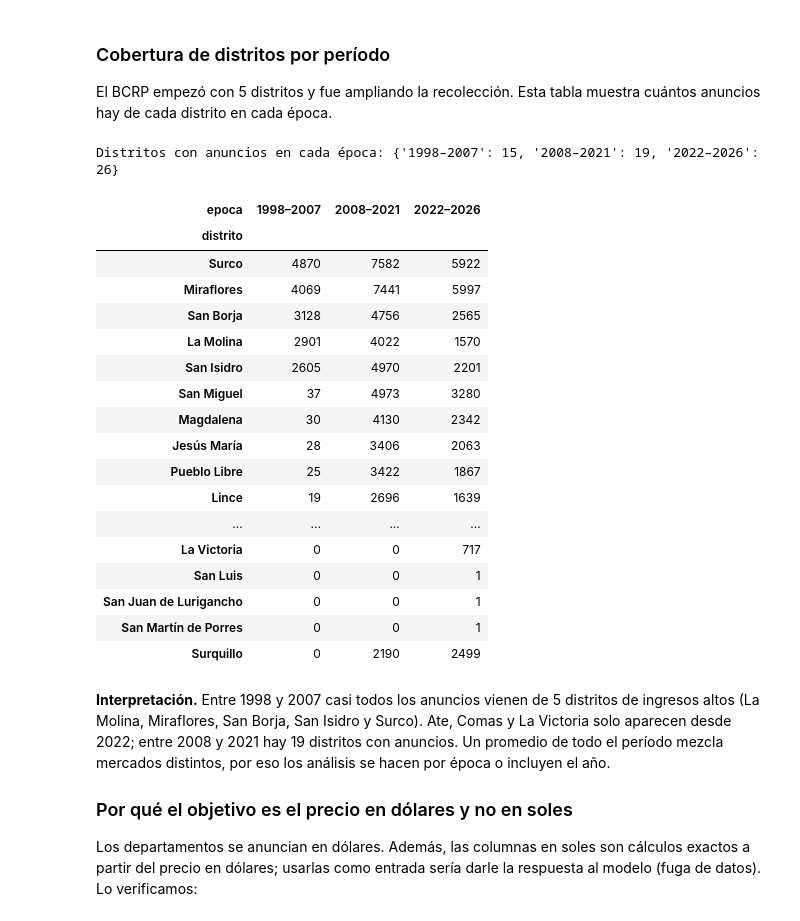
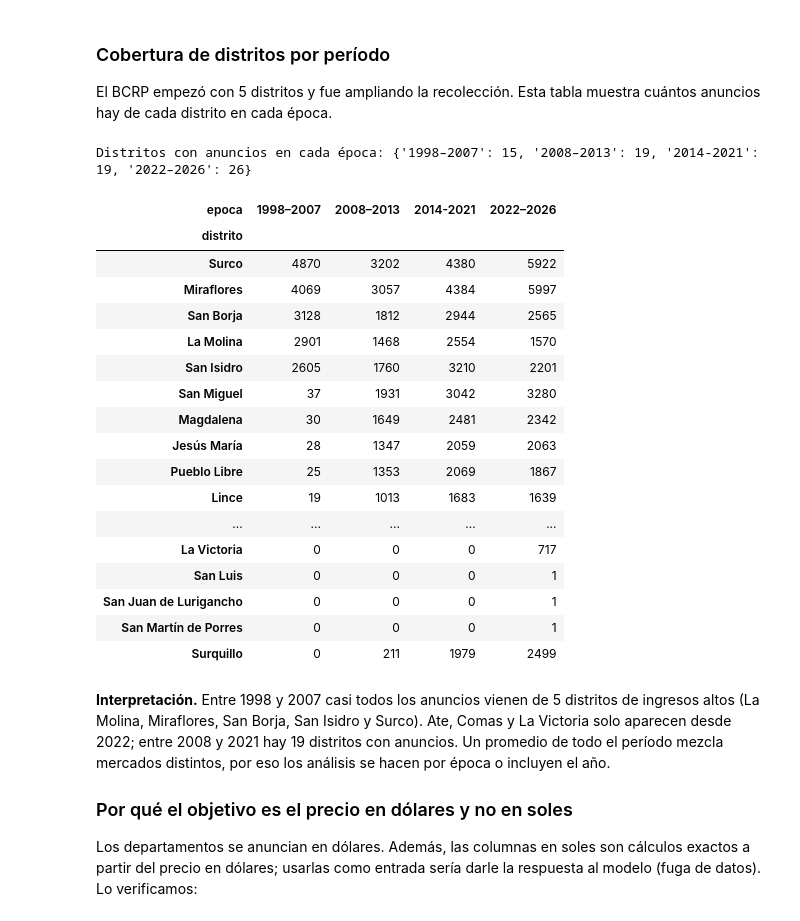
Before and after one commit to ZtanQ/precios-departamentos-lima, a Jupyter notebook: notebooks/01_problema_y_datos.ipynb, the cells around one changed output. Saved outputs shown, nothing was run; the diff lists cells and outputs as text; code cells hidden in the pictures.

```diff
--- a/notebooks/01_problema_y_datos.ipynb
+++ b/notebooks/01_problema_y_datos.ipynb
@@ -111,31 +113,31 @@ ficha.to_frame("Valor")
 El BCRP empezó con 5 distritos y fue ampliando la recolección. Esta tabla muestra cuántos anuncios hay de cada distrito en cada época.
 # %%
 dfn = limpieza.normalizar_distritos(df)
-dfn["epoca"] = pd.cut(dfn["anio"], bins=[1997, 2007, 2021, 2026],
-                      labels=["1998–2007", "2008–2021", "2022–2026"])
+dfn["epoca"] = pd.cut(dfn["anio"], bins=[1997, 2007, 2013, 2021, 2026],
+                      labels=["1998–2007", "2008–2013","2014-2021", "2022–2026"])
 cobertura = pd.crosstab(dfn["distrito"], dfn["epoca"])
 print("Distritos con anuncios en cada época:", (cobertura > 0).sum().to_dict())
 cobertura.sort_values("1998–2007", ascending=False)
 # %% [output]
-Distritos con anuncios en cada época: {'1998–2007': 15, '2008–2021': 19, '2022–2026': 26}
+Distritos con anuncios en cada época: {'1998–2007': 15, '2008–2013': 19, '2014-2021': 19, '2022–2026': 26}
-| epoca | 1998–2007 | 2008–2021 | 2022–2026 |
-| distrito |  |  |  |
-| Surco | 4870 | 7582 | 5922 |
-| Miraflores | 4069 | 7441 | 5997 |
-| San Borja | 3128 | 4756 | 2565 |
-| La Molina | 2901 | 4022 | 1570 |
-| San Isidro | 2605 | 4970 | 2201 |
-| San Miguel | 37 | 4973 | 3280 |
-| Magdalena | 30 | 4130 | 2342 |
-| Jesús María | 28 | 3406 | 2063 |
-| Pueblo Libre | 25 | 3422 | 1867 |
-| Lince | 19 | 2696 | 1639 |
-| ... | ... | ... | ... |
-| La Victoria | 0 | 0 | 717 |
-| San Luis | 0 | 0 | 1 |
-| San Juan de Lurigancho | 0 | 0 | 1 |
-| San Martín de Porres | 0 | 0 | 1 |
-| Surquillo | 0 | 2190 | 2499 |
+| epoca | 1998–2007 | 2008–2013 | 2014-2021 | 2022–2026 |
+| distrito |  |  |  |  |
+| Surco | 4870 | 3202 | 4380 | 5922 |
+| Miraflores | 4069 | 3057 | 4384 | 5997 |
+| San Borja | 3128 | 1812 | 2944 | 2565 |
+| La Molina | 2901 | 1468 | 2554 | 1570 |
+| San Isidro | 2605 | 1760 | 3210 | 2201 |
+| San Miguel | 37 | 1931 | 3042 | 3280 |
+| Magdalena | 30 | 1649 | 2481 | 2342 |
+| Jesús María | 28 | 1347 | 2059 | 2063 |
+| Pueblo Libre | 25 | 1353 | 2069 | 1867 |
+| Lince | 19 | 1013 | 1683 | 1639 |
+| ... | ... | ... | ... | ... |
+| La Victoria | 0 | 0 | 0 | 717 |
+| San Luis | 0 | 0 | 0 | 1 |
+| San Juan de Lurigancho | 0 | 0 | 0 | 1 |
+| San Martín de Porres | 0 | 0 | 0 | 1 |
+| Surquillo | 0 | 211 | 1979 | 2499 |
 # %% [markdown]
 **Interpretación.** Entre 1998 y 2007 casi todos los anuncios vienen de 5 distritos de ingresos altos (La Molina, Miraflores, San Borja, San Isidro y Surco). Ate, Comas y La Victoria solo aparecen desde 2022; entre 2008 y 2021 hay 19 distritos con anuncios. Un promedio de todo el período mezcla mercados distintos, por eso los análisis se hacen por época o incluyen el año.
 
```
Also changed, not shown: parts of 12 cells of this notebook, 3 other files.
